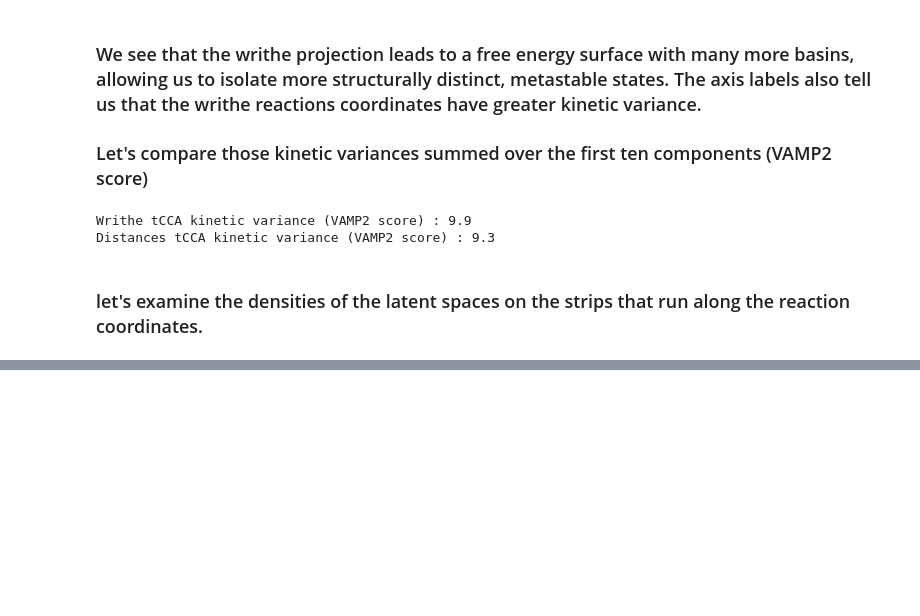
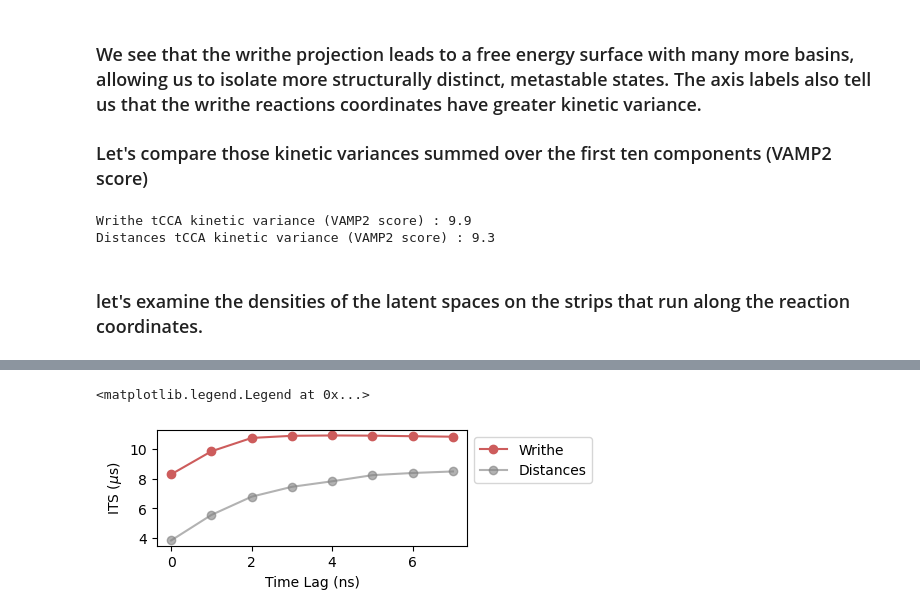
Before and after one commit to tommysisk/writhe_tools, a Jupyter notebook: examples/writhe_demo.ipynb, the cells around one changed output, grey strips where cells are left out. Drawn from its saved outputs; the diff is of its cells as text; code cells hidden in the pictures; blank space fills up the shorter version.

```diff
--- a/examples/writhe_demo.ipynb
+++ b/examples/writhe_demo.ipynb
@@ -230,0 +263,19 @@ plt.legend(bbox_to_anchor=[1.3,1])
+# %%
+plt.figure(figsize=(4, 1.5))
+plt.plot(writhe_msm.msm["its_est"][0]*1e-3,
+         color='indianred',
+         label="Writhe",
+         marker="o")
+
+plt.plot(distance_msm.msm["its_est"][0]*1e-3,
+         color="gray",
+         alpha=.6,
+         label="Distances",
+         marker="o")
+
+plt.xlabel("Time Lag (ns)")
+plt.ylabel(r"ITS ($\mu$s)")
+plt.legend(bbox_to_anchor=[1,1])
+# %% [output]
+<matplotlib.legend.Legend at 0x...>
+[figure, added]
```
Also changed, not shown: parts of 11 cells of this notebook.
